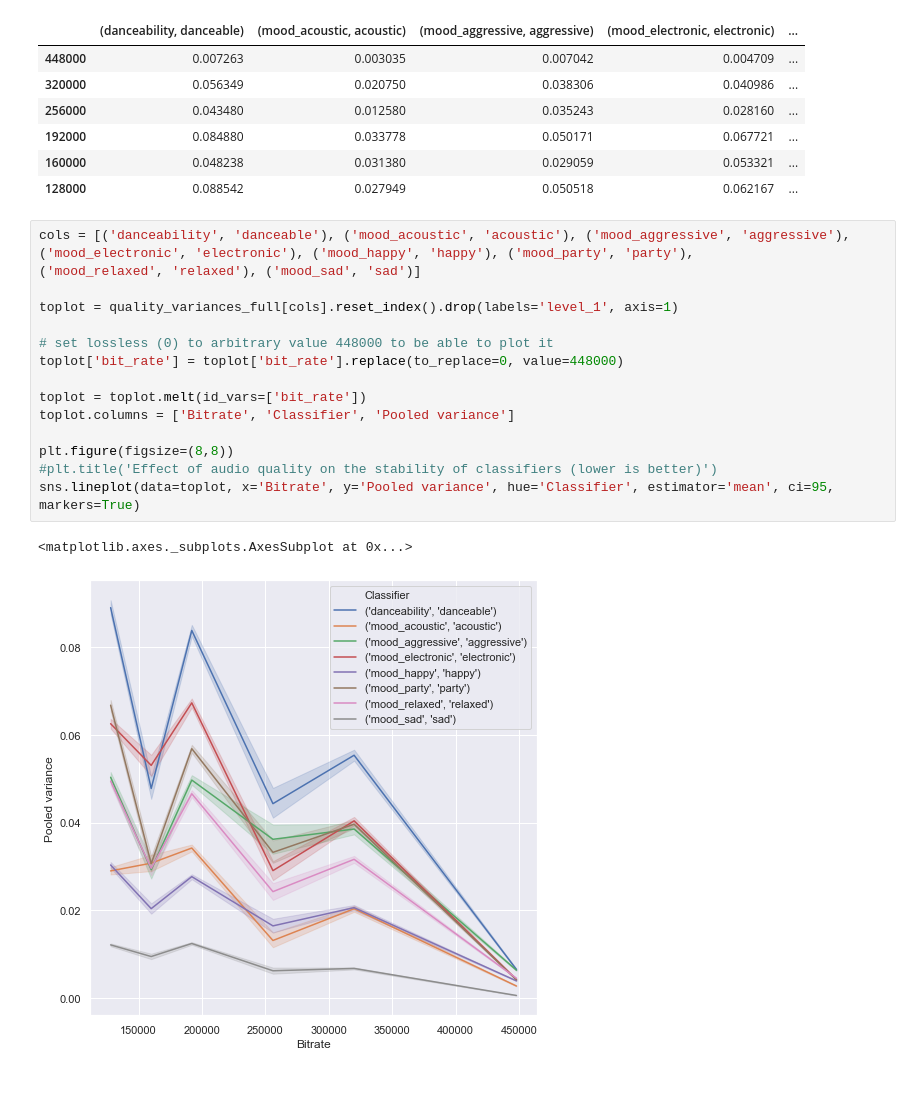
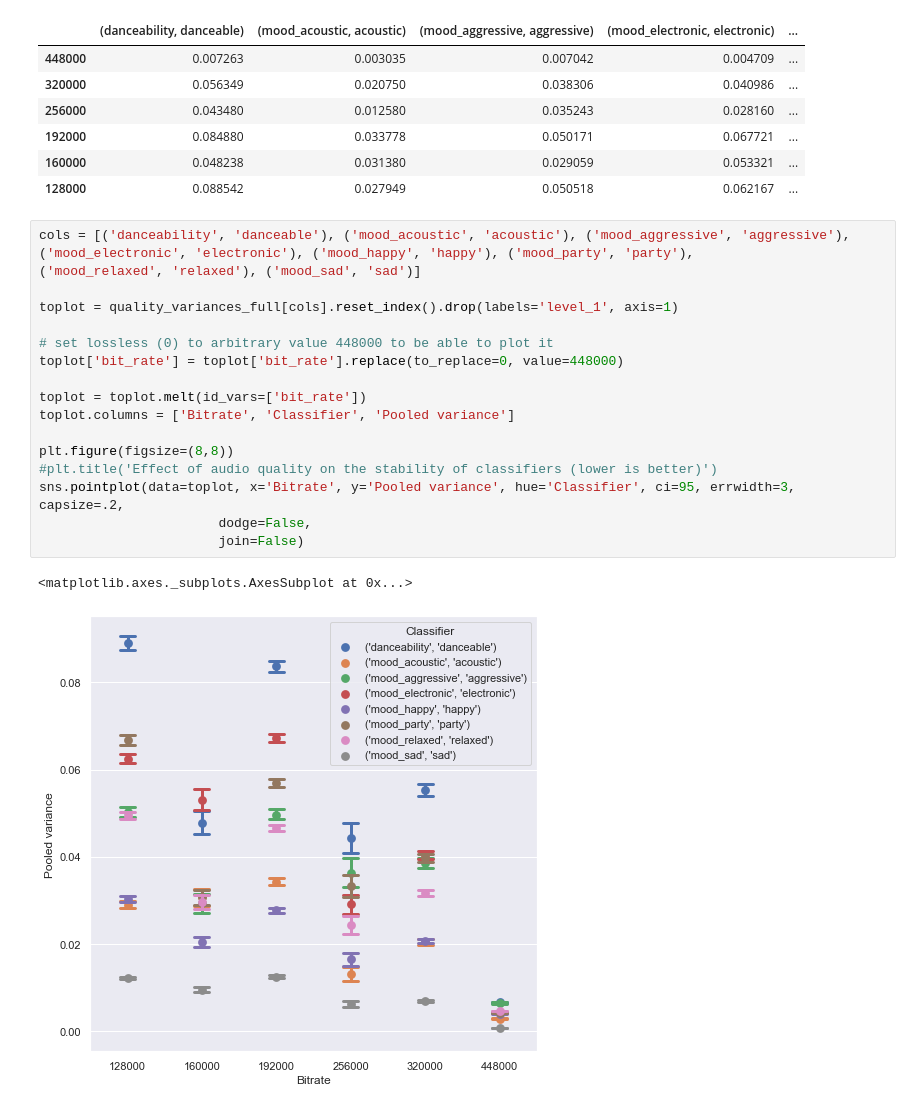
Before and after one commit to chrismostert/Thesis, a Jupyter notebook: Effect of audio quality on stability.ipynb, the cells around one changed output. Saved outputs shown, nothing was run; the diff lists cells and outputs as text.

```diff
--- a/Effect of audio quality on stability.ipynb
+++ b/Effect of audio quality on stability.ipynb
@@ -142,22 +142,24 @@ toplot
 # %%
 cols = [('danceability', 'danceable'), ('mood_acoustic', 'acoustic'), ('mood_aggressive', 'aggressive'),
 ('mood_electronic', 'electronic'), ('mood_happy', 'happy'), ('mood_party', 'party'),
 ('mood_relaxed', 'relaxed'), ('mood_sad', 'sad')]
 
 toplot = quality_variances_full[cols].reset_index().drop(labels='level_1', axis=1)
 
 # set lossless (0) to arbitrary value 448000 to be able to plot it
 toplot['bit_rate'] = toplot['bit_rate'].replace(to_replace=0, value=448000)
 
 toplot = toplot.melt(id_vars=['bit_rate'])
 toplot.columns = ['Bitrate', 'Classifier', 'Pooled variance']
 
 plt.figure(figsize=(8,8))
 #plt.title('Effect of audio quality on the stability of classifiers (lower is better)')
-sns.lineplot(data=toplot, x='Bitrate', y='Pooled variance', hue='Classifier', estimator='mean', ci=95, markers=True)
+sns.pointplot(data=toplot, x='Bitrate', y='Pooled variance', hue='Classifier', ci=95, errwidth=3, capsize=.2,
+                       dodge=False,
+                       join=False)
 # %% [output]
 <matplotlib.axes._subplots.AxesSubplot at 0x...>
-[figure, old version]
+[figure, new version]
 # %%
 plt.figure()
 ax = sns.barplot(data=toplot, x='Bitrate', y='Pooled variance', hue='Classifier', errwidth=1, capsize=.1)
```
Also changed, not shown: parts of 1 cell of this notebook, 15 other files.
